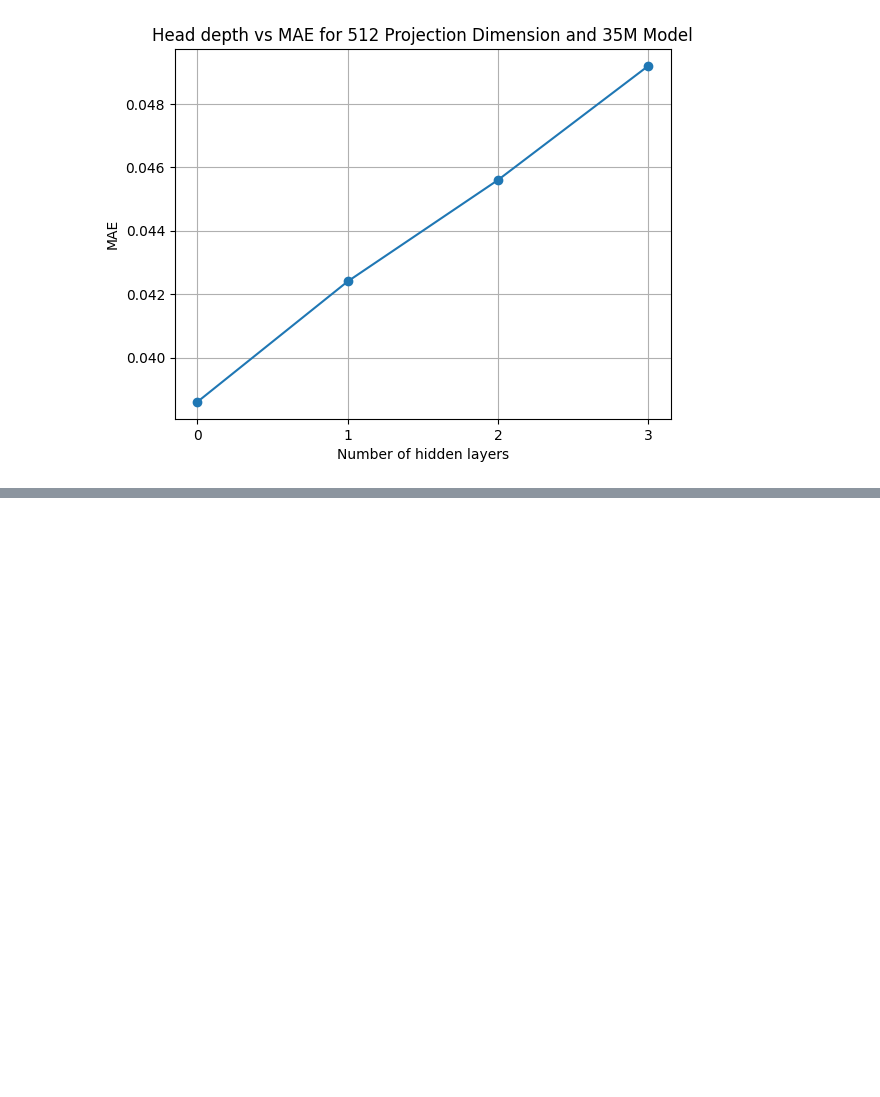
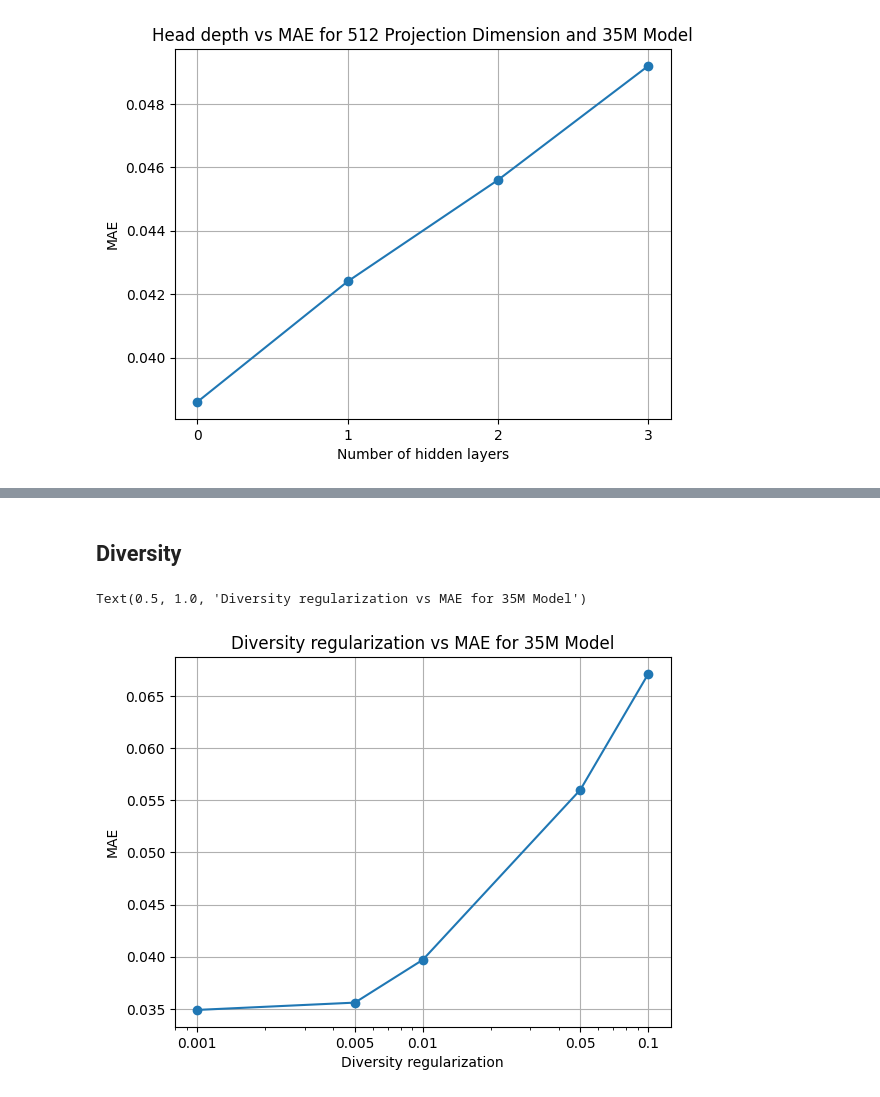
Before and after one commit to anthol42/QMAP, a Jupyter notebook: deepheuristic/notebooks/scaling_laws.ipynb, the cells around one changed output, grey strips where cells are left out. Cells and saved outputs as stored; diff of their text form; code cells hidden in the pictures; blank space fills up the shorter version.

```diff
--- a/deepheuristic/notebooks/scaling_laws.ipynb
+++ b/deepheuristic/notebooks/scaling_laws.ipynb
@@ -135,0 +156,18 @@ Text(0.5, 1.0, 'Head depth vs MAE for 512 Projection Dimension and 35M Model')
+# %% [markdown]
+## Diversity
+# %%
+# For 35M model
+labels = [0.001, 0.005, 0.01, 0.05, 0.1]
+mae = [0.0349, 0.0356, 0.0397, 0.0560, 0.0671]
+plt.plot(labels, mae, marker='o', label='Diversity regularization')
+plt.xlabel('Diversity regularization')
+plt.ylabel('MAE')
+# Log2 scale for x-axis
+plt.xscale('log')
+plt.xticks(labels, labels)
+plt.grid()
+plt.title("Diversity regularization vs MAE for 35M Model")
+# Conclusion: There seems to have a clear trend the the less diversity regularization we have, the better the model is. However, the 0.001 value allows to have a better generalization than the baseline. So we can set it to 0.001 for the next experiments.
+# %% [output]
+Text(0.5, 1.0, 'Diversity regularization vs MAE for 35M Model')
+[figure, added]
```
Also changed, not shown: parts of 7 cells of this notebook, 1 other file.
